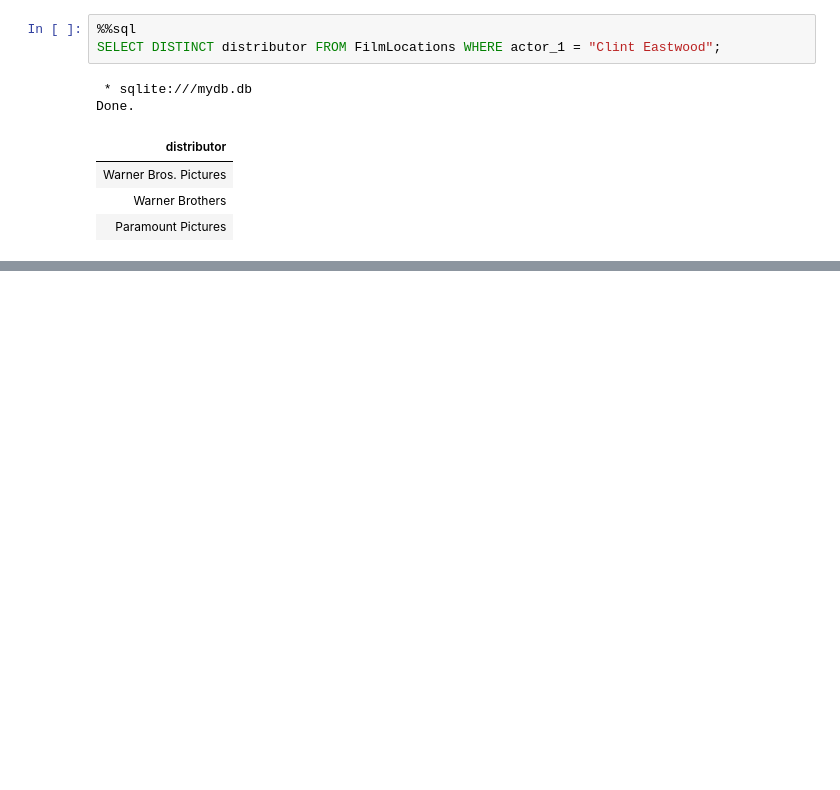
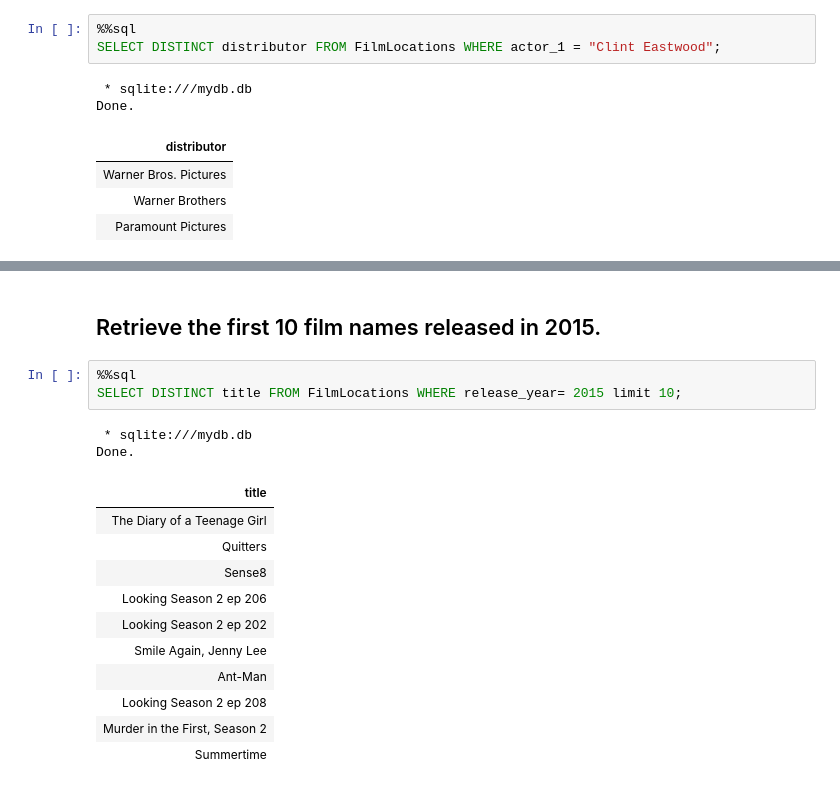
Before and after one commit to alirezaghorbani1983/IBM-DATA-SCIENCE, a Jupyter notebook: sql_new/sql_queries.ipynb, the cells around one changed output, grey strips where cells are left out. Drawn from its saved outputs; the diff is of its cells as text; blank space fills up the shorter version.

```diff
--- a/sql_new/sql_queries.ipynb
+++ b/sql_new/sql_queries.ipynb
@@ -335,0 +361,19 @@ Done.
+# %% [markdown]
+## Retrieve the first 10 film names released in 2015.
+# %%
+%%sql
+SELECT DISTINCT title FROM FilmLocations WHERE release_year= 2015 limit 10;
+# %% [output]
+ * sqlite:///mydb.db
+Done.
+| title |
+| The Diary of a Teenage Girl |
+| Quitters |
+| Sense8 |
+| Looking Season 2 ep 206 |
+| Looking Season 2 ep 202 |
+| Smile Again, Jenny Lee |
+| Ant-Man |
+| Looking Season 2 ep 208 |
+| Murder in the First, Season 2 |
+| Summertime |
```
Also changed, not shown: parts of 4 cells of this notebook.
